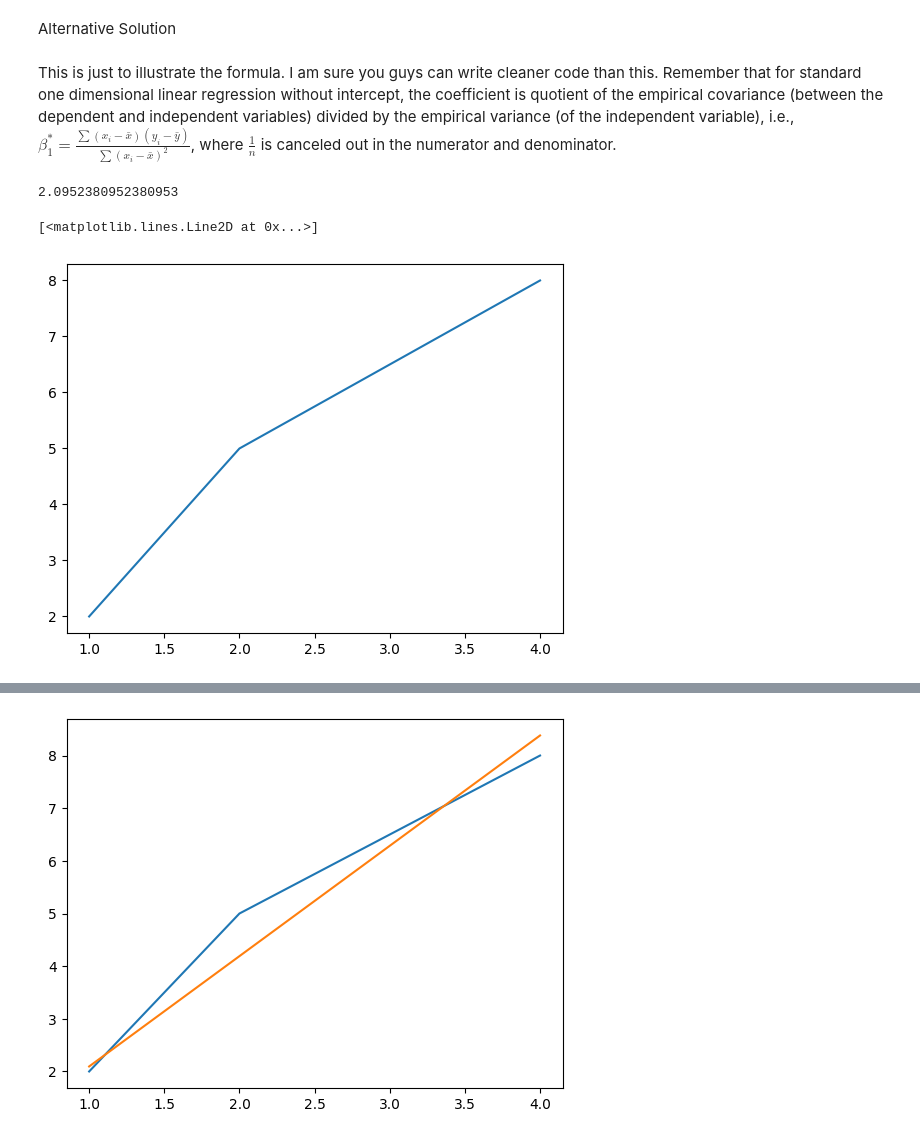
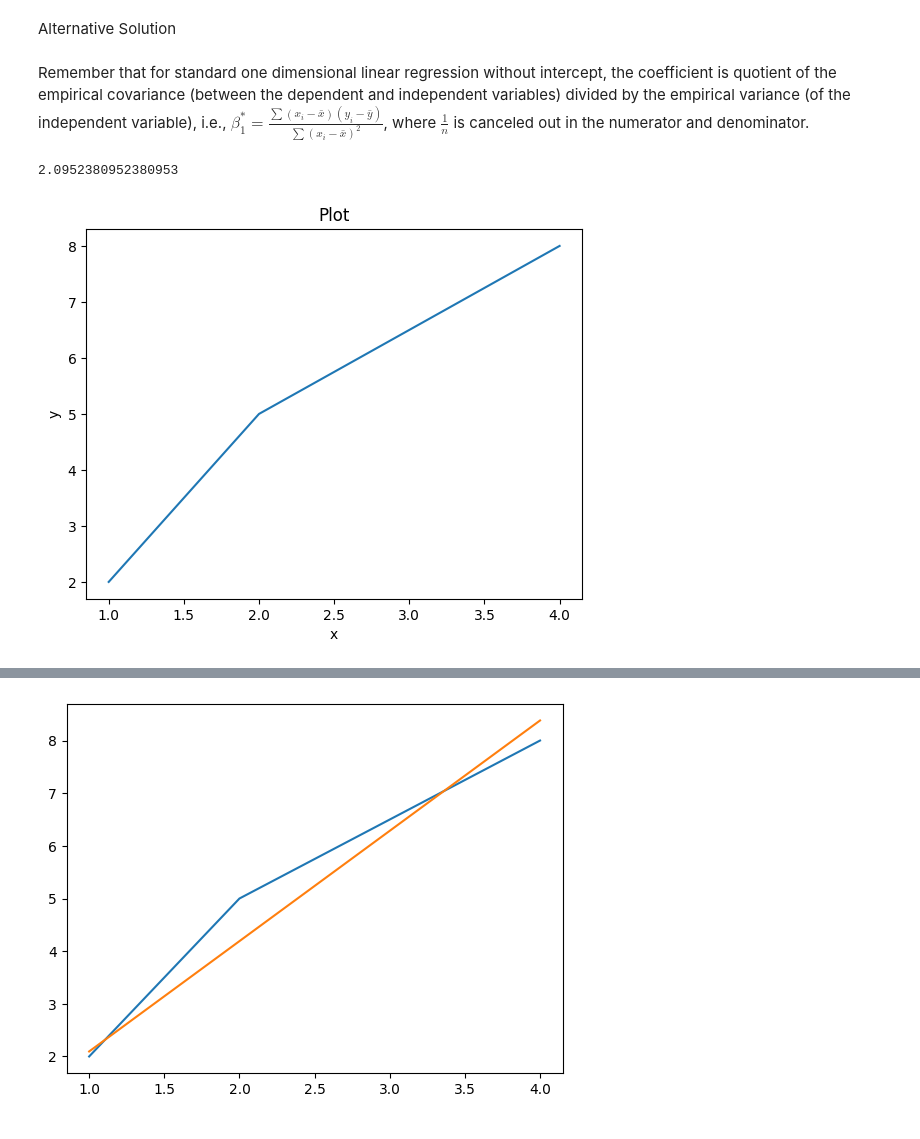
Before and after one commit to ftdurga/ML-Projects, a Jupyter notebook: CS421 Labs/Linear Regression.ipynb, the cells around one changed output, grey strips where cells are left out. Drawn from its saved outputs; the diff is of its cells as text; code cells hidden in the pictures.

```diff
--- a/CS421 Labs/Linear Regression.ipynb
+++ b/CS421 Labs/Linear Regression.ipynb
@@ -34,7 +34,7 @@ def best_fit_2(x_list, y_list):
     return a
     #return a,b
 # %% [markdown]
-This is just to illustrate the formula. I am sure you guys can write cleaner code than this. Remember that for standard one dimensional linear regression without intercept, the coefficient is quotient of the empirical covariance (between the dependent and independent variables) divided by the empirical variance (of the independent variable), i.e., $\beta_1^* = \frac{\sum (x_i - \bar{x})(y_i - \bar{y})}{\sum (x_i - \bar{x})^2}$, where $\frac{1}{n}$ is canceled out in the numerator and denominator.
+Remember that for standard one dimensional linear regression without intercept, the coefficient is quotient of the empirical covariance (between the dependent and independent variables) divided by the empirical variance (of the independent variable), i.e., $\beta_1^* = \frac{\sum (x_i - \bar{x})(y_i - \bar{y})}{\sum (x_i - \bar{x})^2}$, where $\frac{1}{n}$ is canceled out in the numerator and denominator.
 # %%
 best_fit([1,2,4],[2,5,8])
 # %% [output]
@@ -42,10 +42,13 @@ best_fit([1,2,4],[2,5,8])
 # %%
 import matplotlib.pyplot as plt
 
 x=[1,2,4]
 y=[2,5,8]
 
 plt.plot(x,y)
+plt.xlabel("x")
+plt.ylabel("y")
+plt.title("Plot")
+plt.show()
 # %% [output]
-[<matplotlib.lines.Line2D at 0x...>]
-[figure, old version]
+[figure, new version]
```
Also changed, not shown: parts of 10 cells of this notebook.
